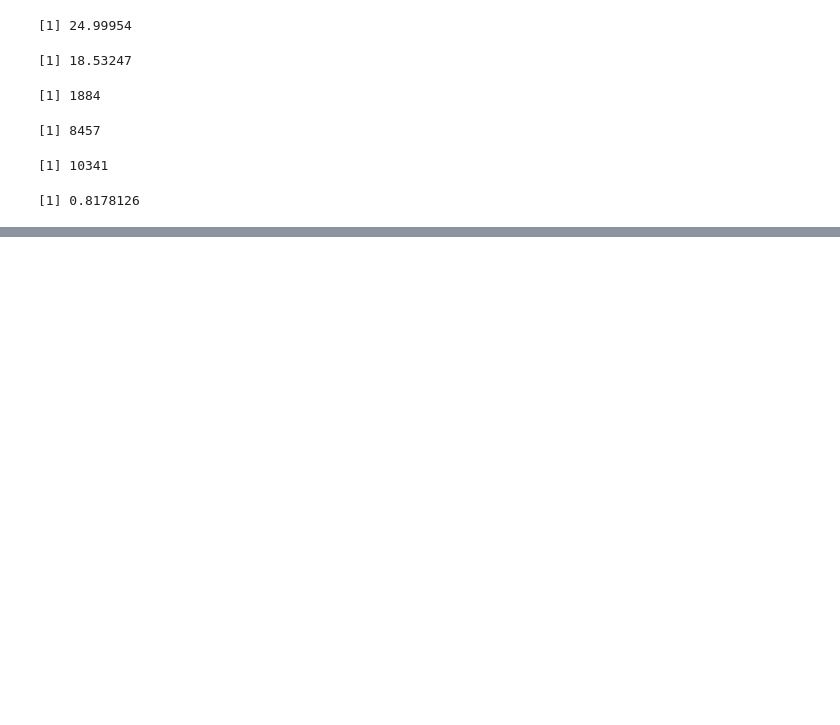
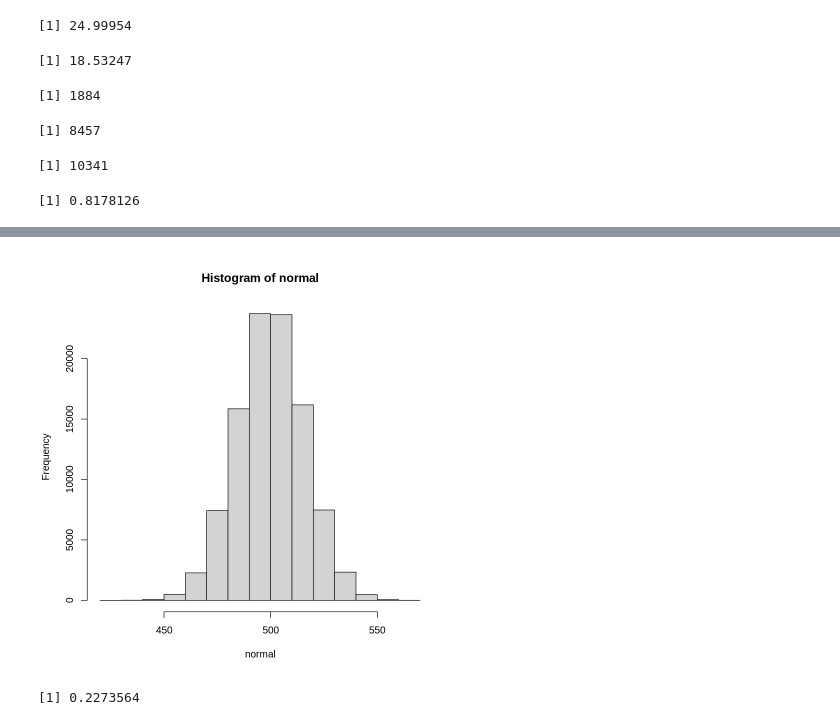
Before and after one commit to polaroidz/polaroidz, a Jupyter notebook: Probability_in_R.ipynb, the cells around one changed output, grey strips where cells are left out. Saved outputs shown, nothing was run; the diff lists cells and outputs as text; code cells hidden in the pictures; blank space fills up the shorter version.

```diff
--- a/Probability_in_R.ipynb
+++ b/Probability_in_R.ipynb
@@ -144,0 +191,8 @@ sum(biased == 14)
+# %%
+hist(normal)
+# %% [output]
+[figure, added]
+# %%
+pbinom(190, 1000, 0.2)
+# %% [output]
+[1] 0.2273564
```
Also changed, not shown: parts of 7 cells of this notebook.
